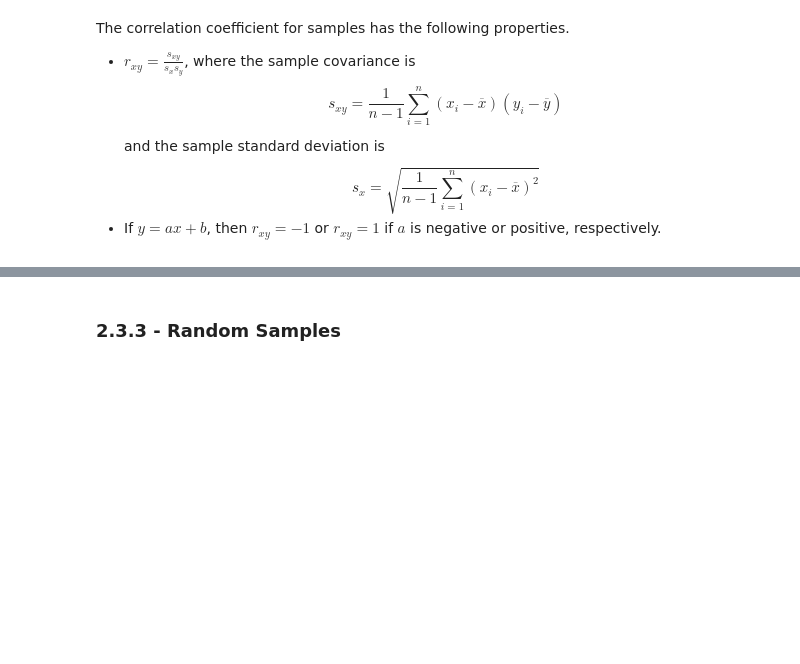
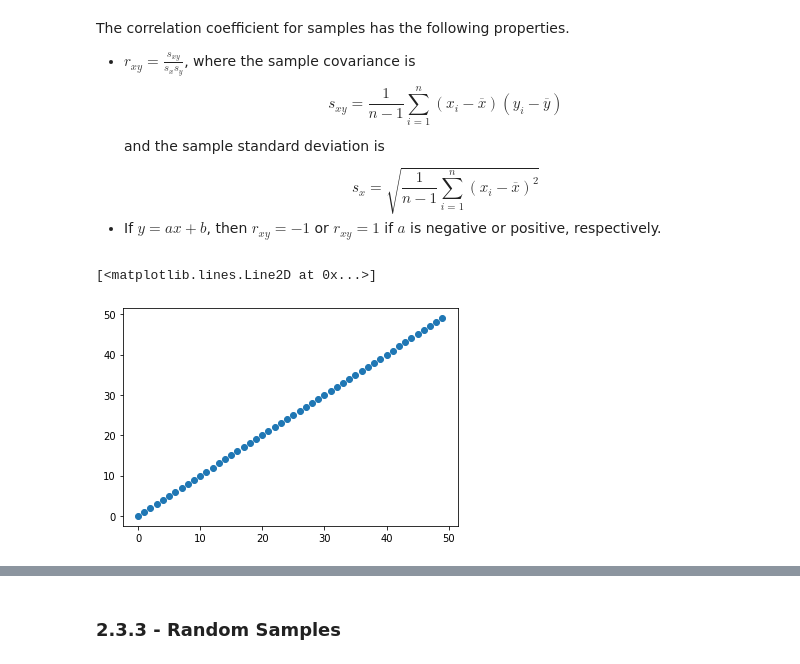
Before and after one commit to ttruong1000/MAT-494-Mathematical-Methods-for-Data-Science, a Jupyter notebook: 2_3_Independent_Variables_and_Random_Samples.ipynb, the cells around one changed output, grey strips where cells are left out. Saved outputs shown, nothing was run; the diff lists cells and outputs as text; code cells hidden in the pictures; blank space fills up the shorter version.

```diff
--- a/2_3_Independent_Variables_and_Random_Samples.ipynb
+++ b/2_3_Independent_Variables_and_Random_Samples.ipynb
@@ -113,3 +126,10 @@ and the sample standard deviation is
   s_x = \sqrt{\frac{1}{n - 1}\sum_{i = 1}^n(x_i - \overline{x})^2}
 \end{equation*}
 - If $y = ax + b$, then $r_{xy} = -1$ or $r_{xy} = 1$ if $a$ is negative or positive, respectively.
+# %%
+# Positive correlation
+x = np.arange(start=0, stop=50, step=1)
+plt.plot(x, 'o')
+# %% [output]
+[<matplotlib.lines.Line2D at 0x...>]
+[figure, added]
```
Also changed, not shown: parts of 7 cells of this notebook.
